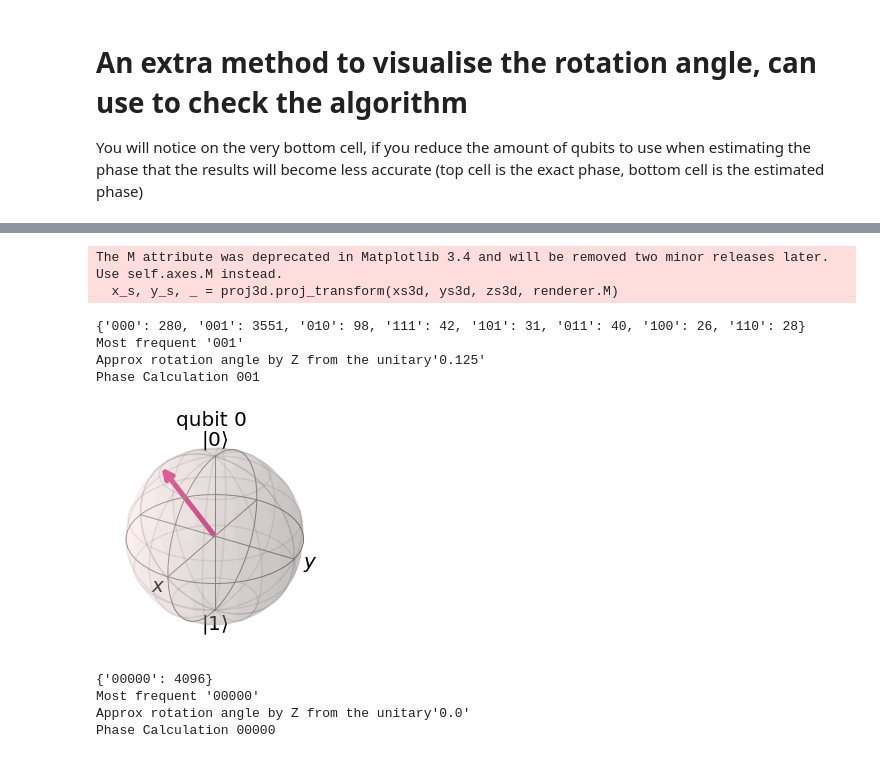
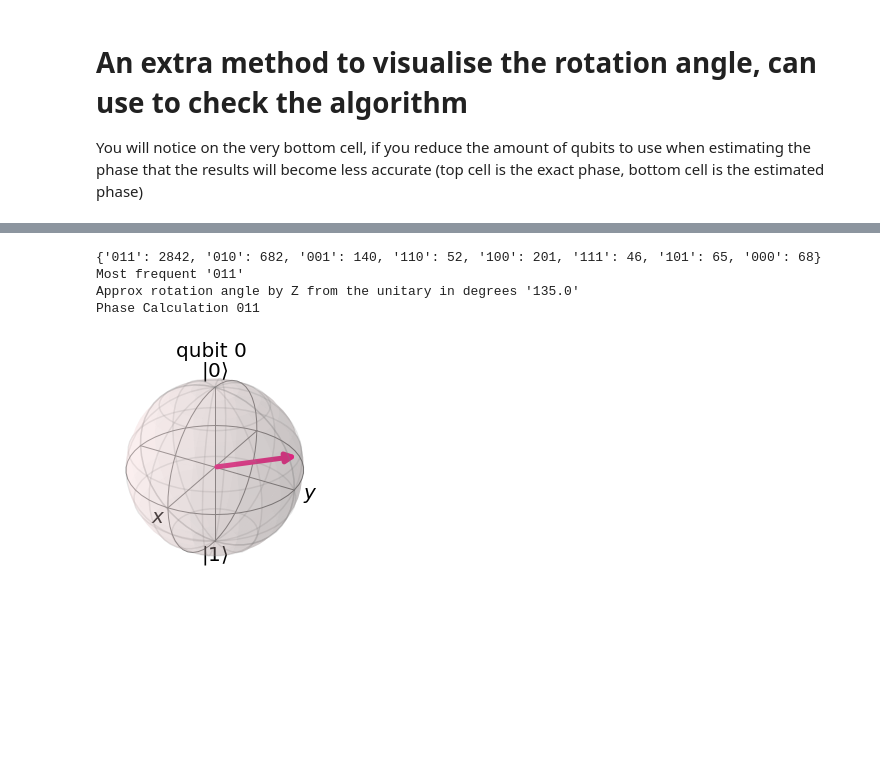
Before and after one commit to GabrielPontolillo/Quantum_Algorithm_Implementations, a Jupyter notebook: Quantum Phase Estimation/Qiskit Code/Quantum Phase Estimation Qiskit.ipynb, the cells around one changed output, grey strips where cells are left out. Cells and saved outputs as stored; diff of their text form; code cells hidden in the pictures; blank space fills up the shorter version.

```diff
--- a/Quantum Phase Estimation/Qiskit Code/Quantum Phase Estimation Qiskit.ipynb
+++ b/Quantum Phase Estimation/Qiskit Code/Quantum Phase Estimation Qiskit.ipynb
@@ -26,7 +26,7 @@ def qft_dagger(qc, n):
             qc.cp(-math.pi/float(2**(j-m)), m, j)
         qc.h(j)
 # %%
-def generalised_qpe(amt_estimation_qubits, angle):
+def generalised_qpe(amt_estimation_qubits, angle, shots=4096):
     # Create and set up circuit
     qpe3 = QuantumCircuit(amt_estimation_qubits+1, amt_estimation_qubits)
 
@@ -51,17 +51,15 @@ def generalised_qpe(amt_estimation_qubits, angle):
     for n in range(amt_estimation_qubits):
         qpe3.measure(n,n)
 
-    #print(qpe3)
     # Let's see the results!
     aer_sim = Aer.get_backend('aer_simulator')
-    shots = 4096
     t_qpe3 = transpile(qpe3, aer_sim)
     qobj = assemble(t_qpe3, shots=shots)
     results = aer_sim.run(qobj).result()
     answer = results.get_counts()
     print(answer)
     print("Most frequent '" + answer.most_frequent() + "'")
-    print("Approx rotation angle by Z from the unitary'" + str(int(answer.most_frequent(), 2)/2**amt_estimation_qubits) + "'")
+    print("Approx rotation angle by Z from the unitary in degrees '" + str(360 * int(answer.most_frequent(), 2)/2**amt_estimation_qubits) + "'")
     print("Phase Calculation " + answer.most_frequent())
 
     ##return(plot_histogram(answer))
@@ -69,6 +67,6 @@ def generalised_qpe(amt_estimation_qubits, angle):
     return((int(answer.most_frequent(), 2)/2**amt_estimation_qubits))
 
 
-generalised_qpe(8,(2*math.pi*1/10))
+generalised_qpe(8,(math.pi/2))
 #generalised_qpe(2,(2*math.pi/4))
 # %% [output]
@@ -90,7 +88,6 @@ def visualise_rotation_angle(angle):
 
     qc.h(0)
     qc.p(angle, 0);
-    qc.h(0)
 
     qc.save_statevector()
     statevector = sim.run(qc).result().get_statevector()
@@ -104,53 +99,8 @@ The M attribute was deprecated in Matplotlib 3.4 and will be removed two minor r
 # %%
-visualise_rotation_angle(2*math.pi*(generalised_qpe(3,(2*math.pi/10))))
+visualise_rotation_angle(2*math.pi*(generalised_qpe(3,(2*math.pi)/3)))
 # %% [output]
-The M attribute was deprecated in Matplotlib 3.4 and will be removed two minor releases later. Use self.axes.M instead.
-  x_s, y_s, _ = proj3d.proj_transform(xs3d, ys3d, zs3d, renderer.M)
+{'011': 2842, '010': 682, '001': 140, '110': 52, '100': 201, '111': 46, '101': 65, '000': 68}
+Most frequent '011'
+Approx rotation angle by Z from the unitary in degrees '135.0'
+Phase Calculation 011
-{'000': 280, '001': 3551, '010': 98, '111': 42, '101': 31, '011': 40, '100': 26, '110': 28}
-Most frequent '001'
-Approx rotation angle by Z from the unitary'0.125'
-Phase Calculation 001
-[figure, old version]
+[figure, new version]
-# %%
-# Create and set up circuit
-amt_estimation_qubits = 5
-qpe3 = QuantumCircuit(amt_estimation_qubits+1, amt_estimation_qubits)
-
-# Apply H-Gates to counting qubits:
-for qubit in range(amt_estimation_qubits):
-    qpe3.h(qubit)
-
-    # Prepare our eigenstate |psi>:
-qpe3.x(amt_estimation_qubits)
-
-    #repetitions = 1
-    #for counting_qubit in range(amt_estimation_qubits):
-    #    for i in range(repetitions):
-    #        qpe3.cp(angle, counting_qubit, amt_estimation_qubits);
-    #    repetitions *= 2
-
-    # Do the inverse QFT:
-qft_dagger(qpe3, amt_estimation_qubits)
-
-    # Measure of course!
-qpe3.barrier()
-for n in range(amt_estimation_qubits):
-    qpe3.measure(n,n)
-
-    #print(qpe3)
-    # Let's see the results!
-aer_sim = Aer.get_backend('aer_simulator')
-shots = 4096
-t_qpe3 = transpile(qpe3, aer_sim)
-qobj = assemble(t_qpe3, shots=shots)
-results = aer_sim.run(qobj).result()
-answer = results.get_counts()
-print(answer)
-print("Most frequent '" + answer.most_frequent() + "'")
-print("Approx rotation angle by Z from the unitary'" + str(int(answer.most_frequent(), 2)/2**amt_estimation_qubits) + "'")
-print("Phase Calculation " + answer.most_frequent())
-# %% [output]
-{'00000': 4096}
-Most frequent '00000'
-Approx rotation angle by Z from the unitary'0.0'
-Phase Calculation 00000
```
Also changed, not shown: parts of 2 cells of this notebook, 11 other files.
